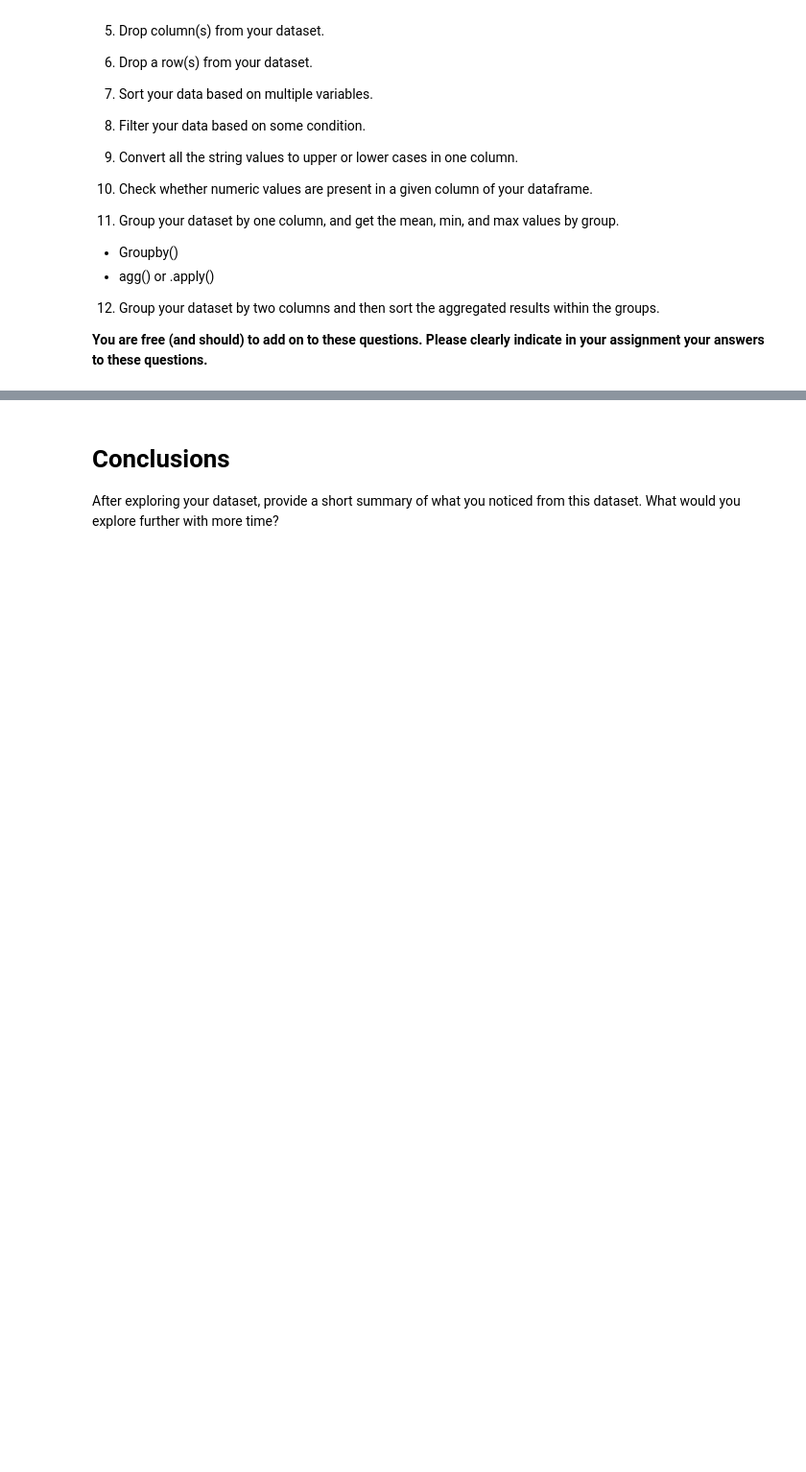
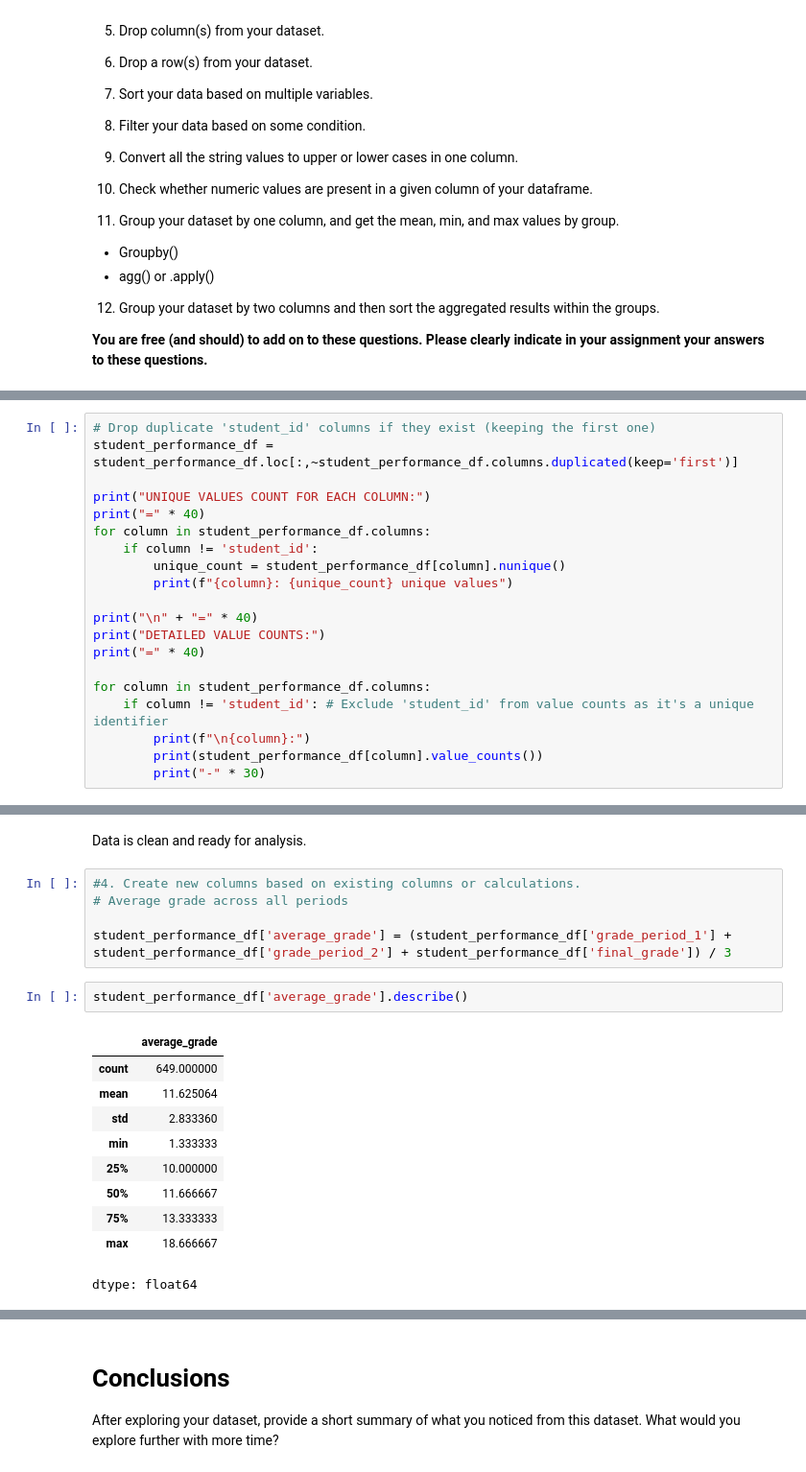
Before and after one commit to mehreengillani/Data602, a Jupyter notebook: 07_assignment.ipynb, the cells around one changed output, grey strips where cells are left out. Shown at 96% size. Drawn from its saved outputs; the diff is of its cells as text; blank space fills up the shorter version.

```diff
--- a/07_assignment.ipynb
+++ b/07_assignment.ipynb
@@ -167,0 +341,20 @@ Create a subset of your original data and perform the following.
+# %%
+# Drop duplicate 'student_id' columns if they exist (keeping the first one)
+student_performance_df = student_performance_df.loc[:,~student_performance_df.columns.duplicated(keep='first')]
+
+print("UNIQUE VALUES COUNT FOR EACH COLUMN:")
+print("=" * 40)
+for column in student_performance_df.columns:
+    if column != 'student_id':
+        unique_count = student_performance_df[column].nunique()
+        print(f"{column}: {unique_count} unique values")
+
+print("\n" + "=" * 40)
+print("DETAILED VALUE COUNTS:")
+print("=" * 40)
+
+for column in student_performance_df.columns:
+    if column != 'student_id': # Exclude 'student_id' from value counts as it's a unique identifier
+        print(f"\n{column}:")
+        print(student_performance_df[column].value_counts())
+        print("-" * 30)
@@ -167,0 +379,20 @@ Create a subset of your original data and perform the following.
+# %% [markdown]
+Data is clean and ready for analysis.
+# %%
+#4. Create new columns based on existing columns or calculations.
+# Average grade across all periods
+
+student_performance_df['average_grade'] = (student_performance_df['grade_period_1'] + student_performance_df['grade_period_2'] + student_performance_df['final_grade']) / 3
+# %%
+student_performance_df['average_grade'].describe()
+# %% [output]
+|  | average_grade |
+| count | 649.000000 |
+| mean | 11.625064 |
+| std | 2.833360 |
+| min | 1.333333 |
+| 25% | 10.000000 |
+| 50% | 11.666667 |
+| 75% | 13.333333 |
+| max | 18.666667 |
+dtype: float64
```
Also changed, not shown: parts of 24 cells of this notebook.
